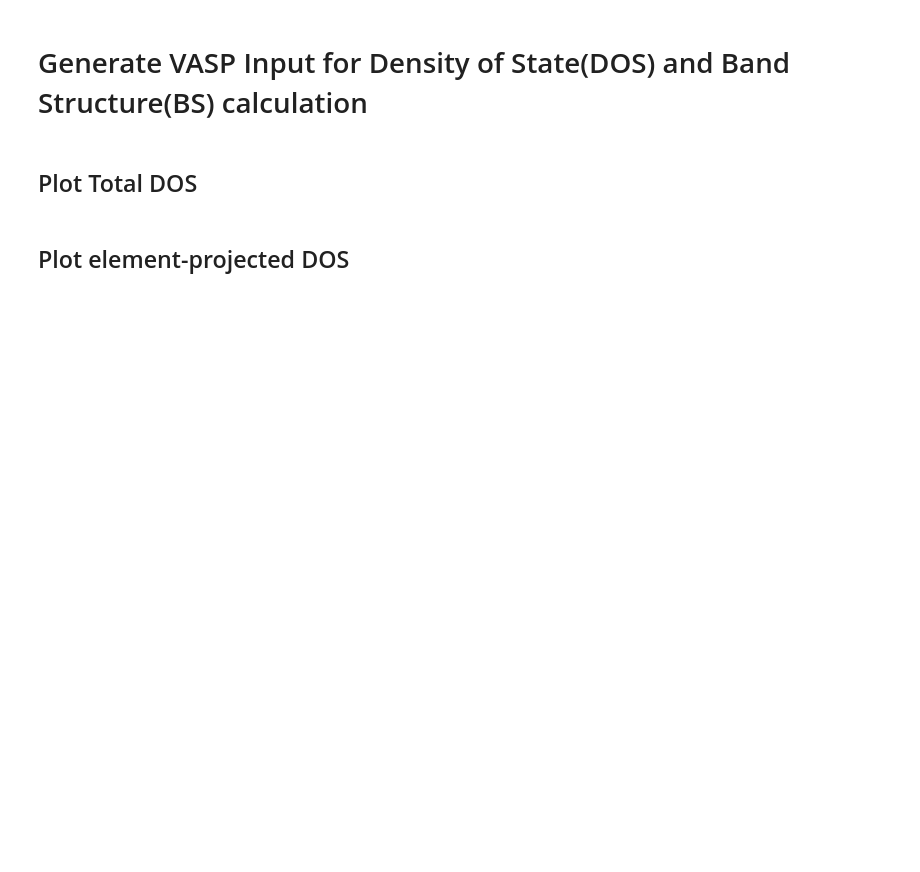
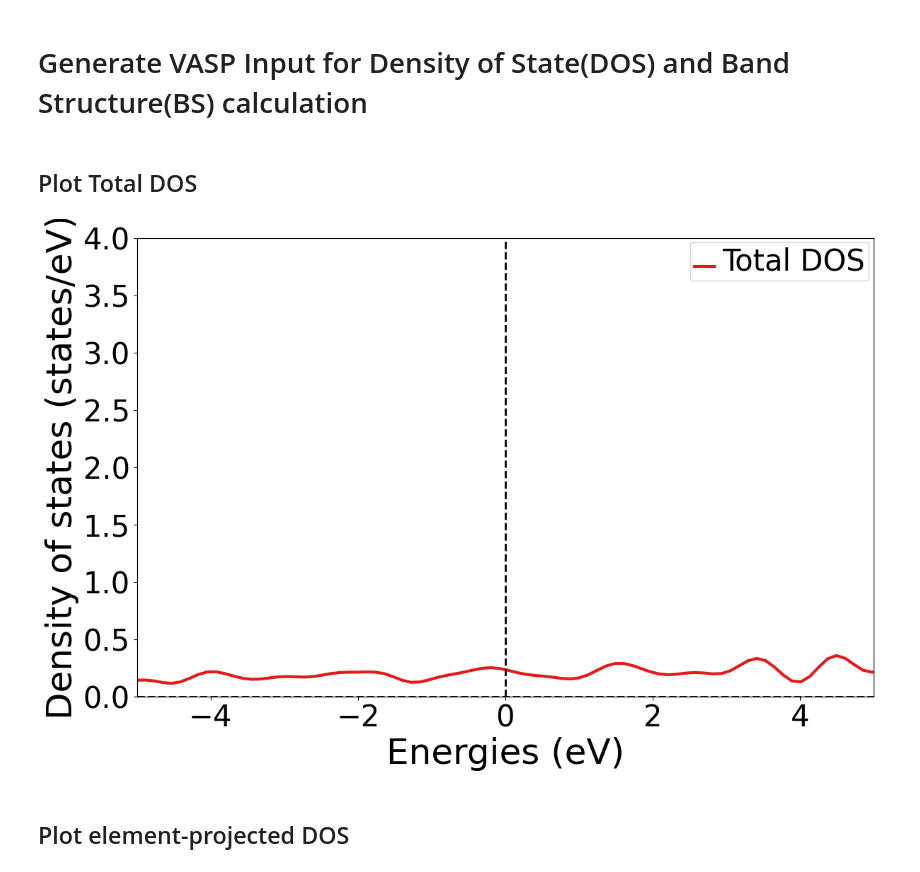
Before and after one commit to materialsvirtuallab/matgenb, a Jupyter notebook: notebooks/2017-04-14-Inputs and Analysis of VASP runs.ipynb, the cells around one changed output. Cells and saved outputs as stored; diff of their text form; code cells hidden in the pictures; blank space fills up the shorter version.

```diff
--- a/notebooks/2017-04-14-Inputs and Analysis of VASP runs.ipynb
+++ b/notebooks/2017-04-14-Inputs and Analysis of VASP runs.ipynb
@@ -66,13 +77,15 @@ band.write_input("Si-band")
 # %%
 %matplotlib inline
 from pymatgen.electronic_structure.plotter import DosPlotter
 from pymatgen.io.vasp import Vasprun
 
-v = Vasprun("Si-dos/vasprun.xml")
+v = Vasprun("Al-dos/vasprun.xml.gz")
 tdos = v.tdos
 plotter = DosPlotter()
 plotter.add_dos("Total DOS", tdos)
 plotter.show(xlim=[-5, 5], ylim=[0, 4])
+# %% [output]
+[figure, added]
 # %% [markdown]
 ## Plot element-projected DOS
 # %%
```
Also changed, not shown: parts of 11 cells of this notebook, 37 other files.
